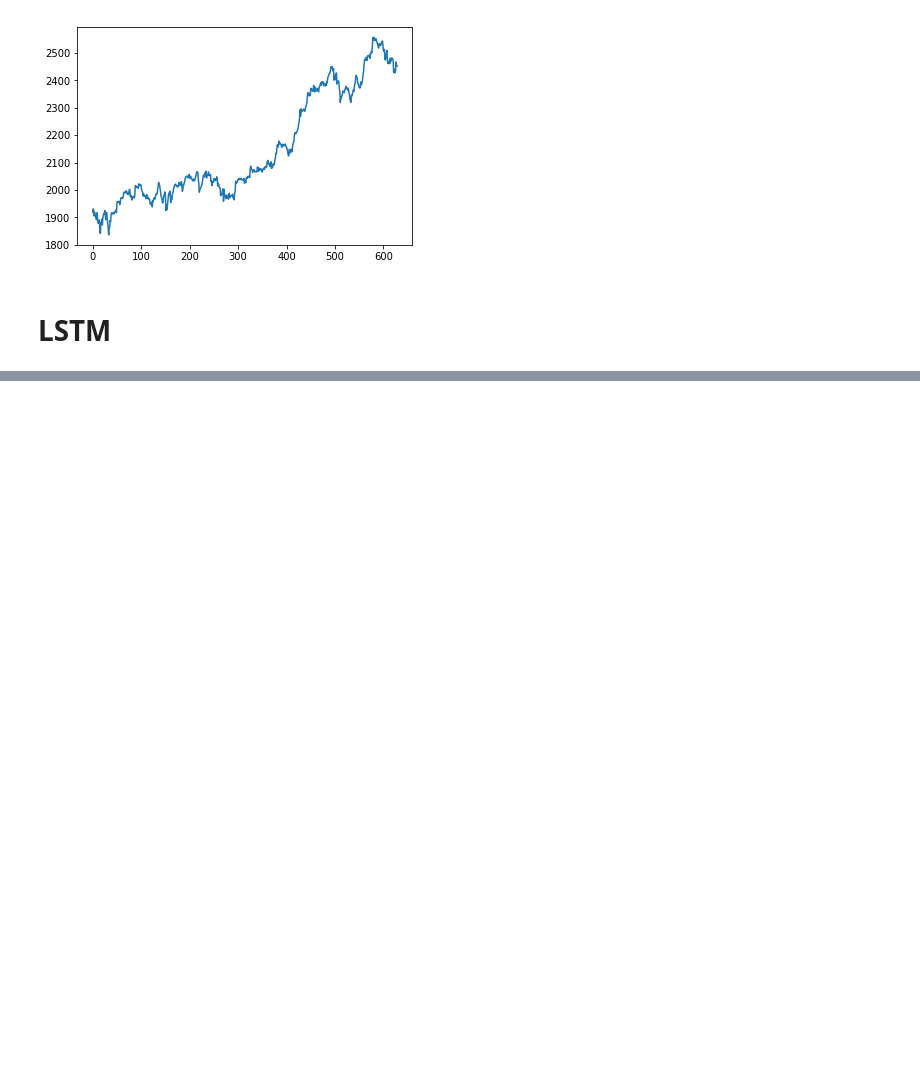
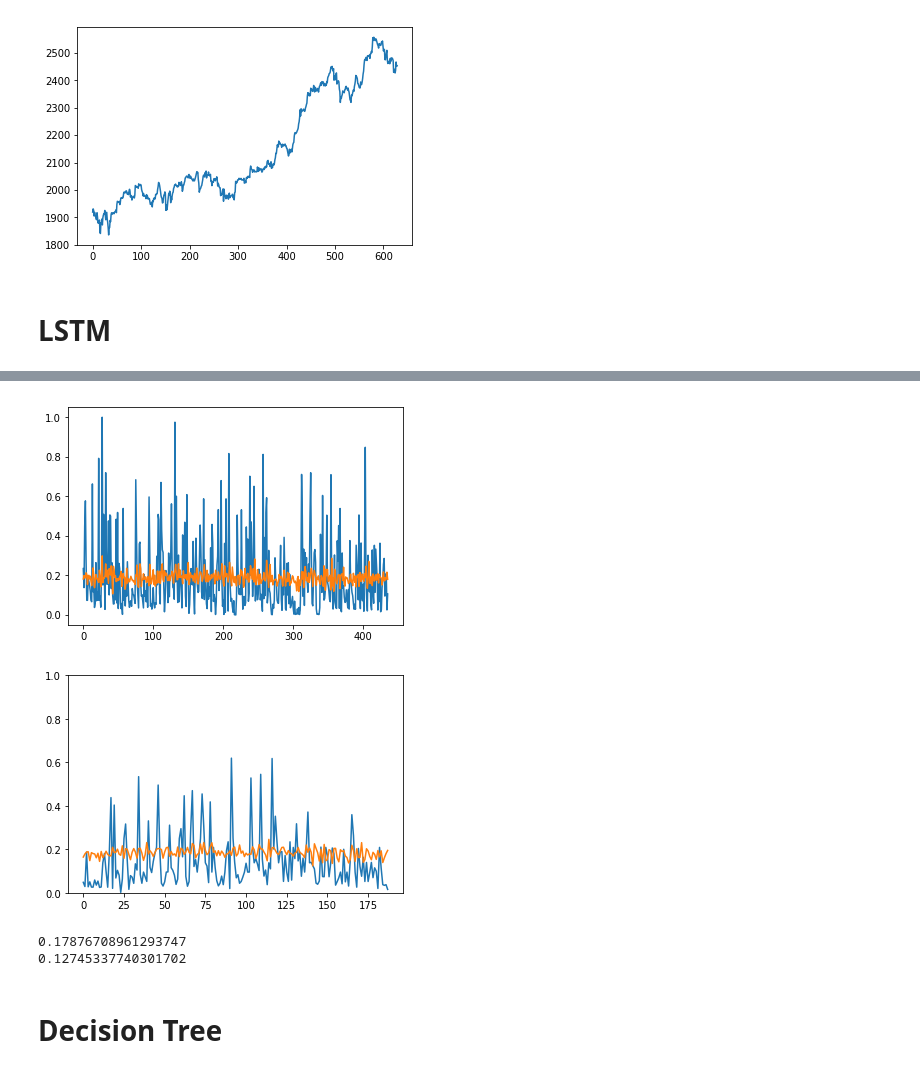
Before and after one commit to jhun0324/DL-Tutorial, a Jupyter notebook: data.ipynb, the cells around one changed output, grey strips where cells are left out. Drawn from its saved outputs; the diff is of its cells as text; code cells hidden in the pictures; blank space fills up the shorter version.

```diff
--- a/data.ipynb
+++ b/data.ipynb
@@ -245,0 +238,6 @@ RMSE : 0.265641927719
+# %%
+num_lm_variables = seq_len * len(variable_list)
+lm_trainX = np.reshape(trainX, (-1, num_lm_variables))
+lm_trainY = np.reshape(trainY, (-1, 1))
+lm_testX = np.reshape(testX, (-1, num_lm_variables))
+lm_testY = np.reshape(testY, (-1, 1))
@@ -245,0 +253,15 @@ RMSE : 0.265641927719
+# %%
+lm_train_pred = lm.predict(lm_trainX)
+lm_test_pred = lm.predict(lm_testX)
+# %%
+plt.plot(lm_trainY)
+plt.plot(lm_train_pred)
+plt.show()
+
+plt.plot(lm_testY)
+plt.plot(lm_test_pred)
+plt.ylim(0, 1)
+plt.show()
+# %% [output]
+[figure, added]
+[figure, added]
@@ -245,0 +272,10 @@ RMSE : 0.265641927719
+# %%
+train_rmse = rmse(lm_trainY, lm_train_pred)
+test_rmse = rmse(lm_testY, lm_test_pred)
+print(train_rmse)
+print(test_rmse)
+# %% [output]
+0.17876708961293747
+0.12745337740301702
+# %% [markdown]
+# Decision Tree
```
Also changed, not shown: parts of 34 cells of this notebook, 1 other file.
